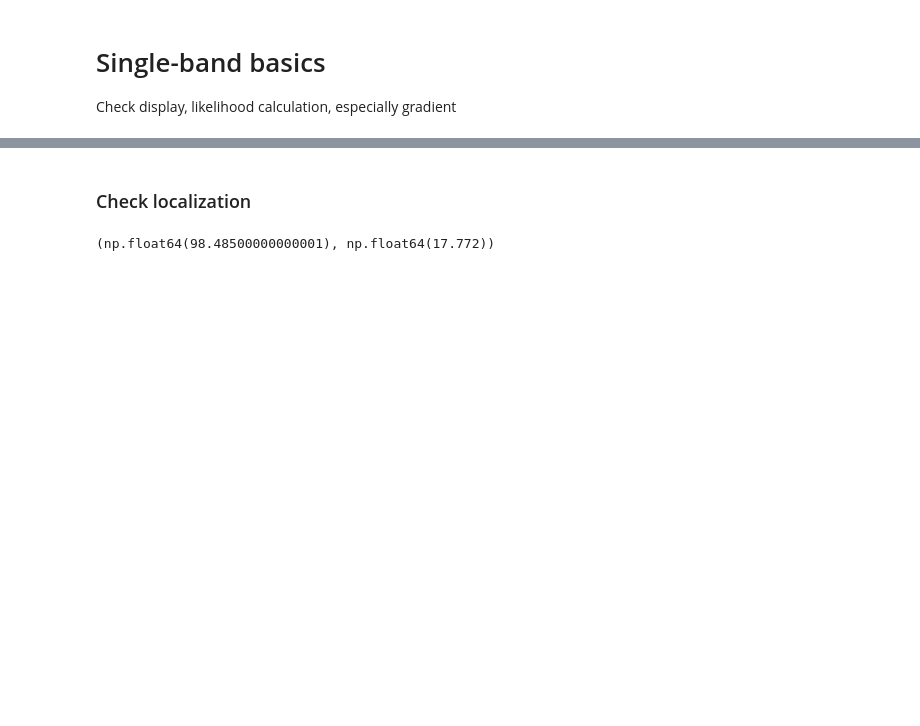
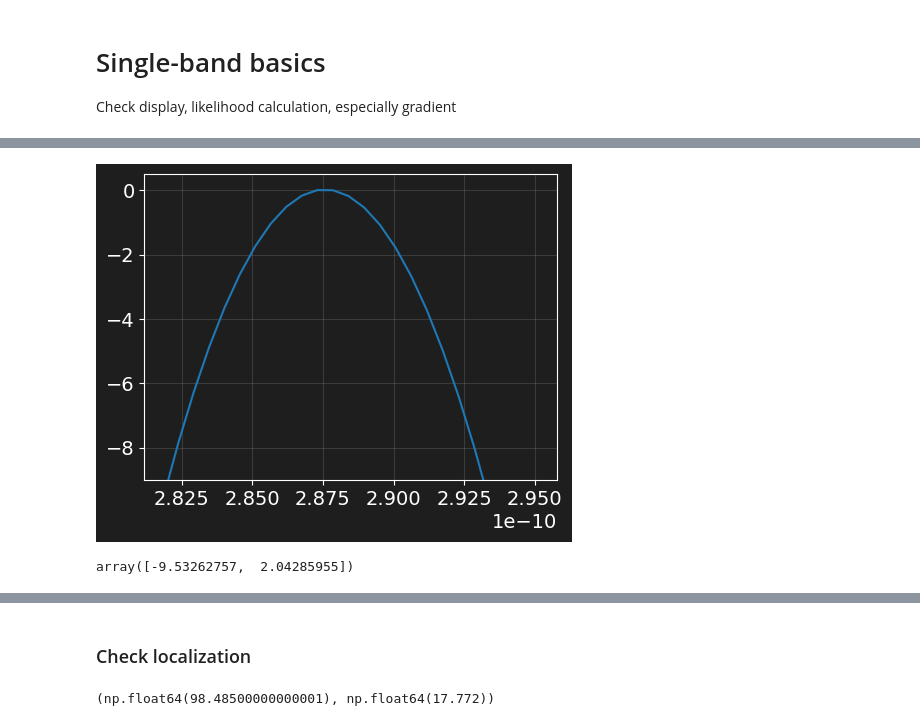
Before and after one commit to tburnett/kerr-diffuse, a Jupyter notebook: notebooks/spectral_fitting/single_band.ipynb, the cells around one changed output, grey strips where cells are left out. Cells and saved outputs as stored; diff of their text form; code cells hidden in the pictures; blank space fills up the shorter version.

```diff
--- a/notebooks/spectral_fitting/single_band.ipynb
+++ b/notebooks/spectral_fitting/single_band.ipynb
@@ -16,7 +16,7 @@ from like3 import sourcelist as _sl; reload(_sl)
 SourceModel = _sl.SourceModel
 
 pt = PixelTable('files/kerr/toby_v4.fits')
-sm = SourceModel.from_fermi_catalog('Geminga', version='v36')
+sm = SourceModel.from_fermi_catalog('Geminga', version='v40')
 from like3 import main as _main;
 # %% [output]
 Loaded pixel table from "files/kerr/toby_v4.fits":
@@ -29,5 +51,5 @@ Loaded Fermi 4FGL gll_psc_v36.fit: 7221 entries
 reload(_main)
 BandLikelihood = _main.BandLikelihood
 band = pt[3,4];
-bl = BandLikelihood(band, sm) ; bl
+bl = BandLikelihood(band, sm, ignore_sources=True) ; bl
 # %% [output]
@@ -34,0 +86,22 @@ BandLikelihood(band=Band(3, 4): PSF3@1.33 GeV nside 256 occ 0.901, source_model=
+# %%
+self = bl
+with self.source_model.view():
+    from like3.loglikelihood import PoissonFitter
+
+    def profile( flux):
+        return self.log_like( [np.log10(flux), self.parameters[1]])
+    # pf = PoissonFitter(profile, delta=1e-12)
+    # print(pf)
+
+    ff = np.logspace(-9.55,-9.53, 25)
+    ll = np.array([profile(f) for f in ff])
+    plt.figure(figsize=(5, 4))
+    plt.plot(ff, ll-ll.max()); plt.gca().set_ylim(-9, 0.5);
+    plt.grid(alpha=0.3)
+    plt.show()
+# %% [output]
+[figure, added]
+# %%
+self.parameters
+# %% [output]
+array([-9.53262757,  2.04285955])
```
Also changed, not shown: parts of 12 cells of this notebook, 21 other files.
